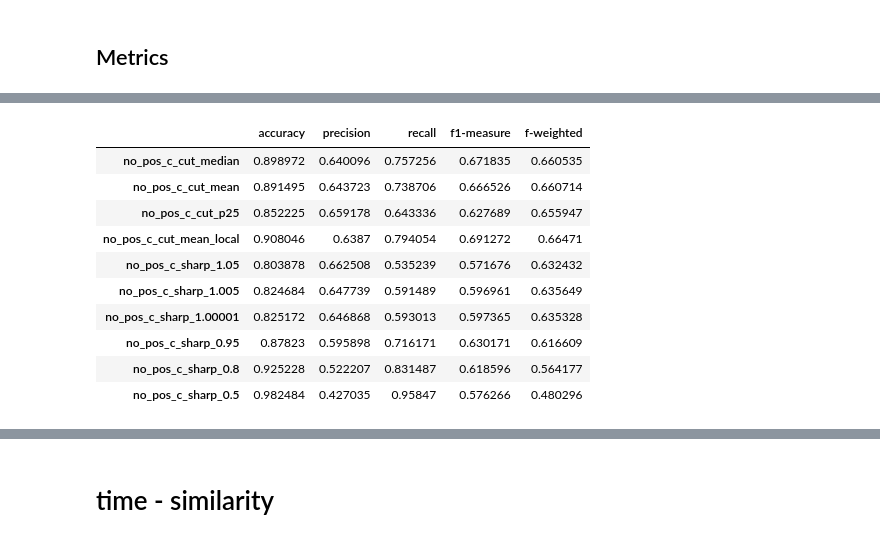
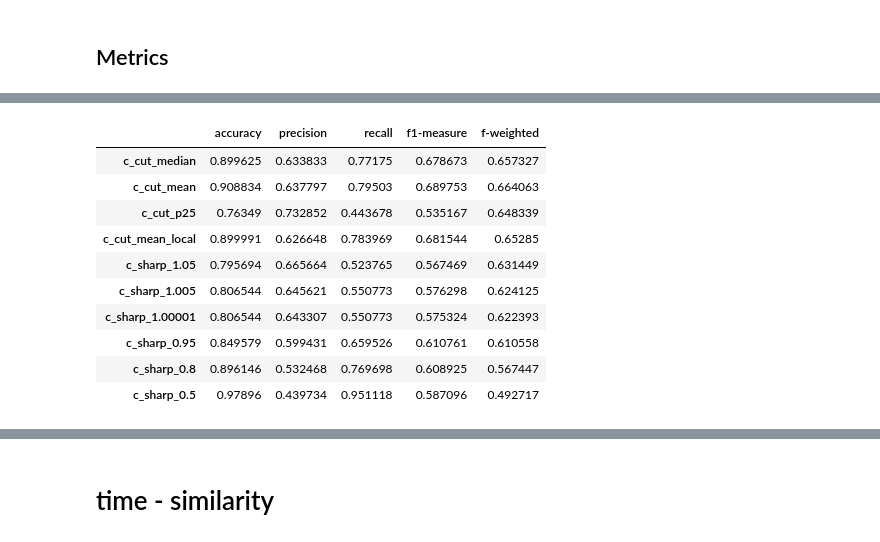
Before and after one commit to flying-bear/verbal_fluency, a Jupyter notebook: clustering_schizo_new.ipynb, the cells around one changed output, grey strips where cells are left out. Cells and saved outputs as stored; diff of their text form; code cells hidden in the pictures.

```diff
--- a/clustering_schizo_new.ipynb
+++ b/clustering_schizo_new.ipynb
@@ -869,7 +849,7 @@ animals.head()
 # %% [markdown]
 ## split positions
 # %%
-to_copy = ['no_pos_cos_sim_list', 'cluster_galya_ids', 'cluster_tanya_ids', 'cluster_nastya_ids',
+to_copy = ['cos_sim_list', 'cluster_galya_ids', 'cluster_tanya_ids', 'cluster_nastya_ids',
            'c_num_galya', 'c_num_tanya', 'c_num_nastya']
 clustering = animals[to_copy].copy()
 # %%
@@ -909,7 +889,7 @@ array([1., 0., 1., 0., 1., 1., 0., 1., 0., 0., 1., 1., 0., 0., 0., 0., 0.,
        1., 1.])
 # %%
 for col_name in human:
-    clustering[f"{col_name}_binary"] = clustering.apply(lambda row: ids_to_binary(row[col_name], row['no_pos_possible_splits']), axis=1)
+    clustering[f"{col_name}_binary"] = clustering.apply(lambda row: ids_to_binary(row[col_name], row['possible_splits']), axis=1)
 # %%
 clustering[['cluster_galya_ids_binary', 'cluster_tanya_ids_binary', 'cluster_nastya_ids_binary']]
 # %% [output]
@@ -1244,11 +1205,11 @@ def get_average_metrics(df, correct_col, predicted_col, total_length_col):
                                    clustering.loc[i][total_length_col]))
     return np.mean(m, axis=0)
 # %%
-no_pos_metrics_df = pd.DataFrame(index=no_pos_methods, columns=['accuracy', 'precision', 'recall', 'f1-measure'])
-for method in no_pos_methods:
-    no_pos_metrics_df.loc[method] = get_average_metrics(clustering, 'correct_cut', method, 'no_pos_possible_splits')
-no_pos_df = pd.DataFrame([list(no_pos_metrics_df.loc[metric]) for metric in no_pos_methods], index = no_pos_methods, columns = ['accuracy', 'precision', 'recall', 'f1-measure'])
-no_pos_df['f-weighted'] = (1 + 0.25) * no_pos_df['precision'] * no_pos_df['recall'] / (0.25 * no_pos_df['precision'] + no_pos_df['recall'])
-no_pos_df.style.background_gradient(axis=0, cmap='Reds')
+metrics_df = pd.DataFrame(index=methods, columns=['accuracy', 'precision', 'recall', 'f1-measure'])
+for method in methods:
+    metrics_df.loc[method] = get_average_metrics(clustering, 'correct_cut', method, 'possible_splits')
+df = pd.DataFrame([list(metrics_df.loc[metric]) for metric in methods], index = methods, columns = ['accuracy', 'precision', 'recall', 'f1-measure'])
+df['f-weighted'] = (1 + 0.25) * df['precision'] * df['recall'] / (0.25 * df['precision'] + df['recall'])
+df.style.background_gradient(axis=0, cmap='Reds')
 # %% [output]
 |  | accuracy | precision | recall | f1-measure | f-weighted |
@@ -1265,9 +1226,9 @@ no_pos_df.style.background_gradient(axis=0, cmap='Reds')
 # %%
-no_pos_metrics_df = pd.DataFrame(index=no_pos_methods, columns=['accuracy', 'precision', 'recall', 'f1-measure'])
-for method in no_pos_methods:
-    no_pos_metrics_df.loc[method] = get_average_metrics(clustering, 'cluster_tanya_ids', method, 'no_pos_possible_splits')
-no_pos_df = pd.DataFrame([list(no_pos_metrics_df.loc[metric]) for metric in no_pos_methods], index = no_pos_methods, columns = ['accuracy', 'precision', 'recall', 'f1-measure'])
-no_pos_df['f-weighted'] = (1 + 0.25) * no_pos_df['precision'] * no_pos_df['recall'] / (0.25 * no_pos_df['precision'] + no_pos_df['recall'])
-no_pos_df.style.background_gradient(axis=0, cmap='Reds')
+metrics_df = pd.DataFrame(index=methods, columns=['accuracy', 'precision', 'recall', 'f1-measure'])
+for method in methods:
+    metrics_df.loc[method] = get_average_metrics(clustering, 'cluster_tanya_ids', method, 'possible_splits')
+df = pd.DataFrame([list(metrics_df.loc[metric]) for metric in methods], index = methods, columns = ['accuracy', 'precision', 'recall', 'f1-measure'])
+df['f-weighted'] = (1 + 0.25) * df['precision'] * df['recall'] / (0.25 * df['precision'] + df['recall'])
+df.style.background_gradient(axis=0, cmap='Reds')
 # %% [output]
 |  | accuracy | precision | recall | f1-measure | f-weighted |
@@ -1284,20 +1245,20 @@ no_pos_df.style.background_gradient(axis=0, cmap='Reds')
 # %%
-no_pos_metrics_df = pd.DataFrame(index=no_pos_methods, columns=['accuracy', 'precision', 'recall', 'f1-measure'])
-for method in no_pos_methods:
-    no_pos_metrics_df.loc[method] = get_average_metrics(clustering, 'cluster_galya_ids', method, 'no_pos_possible_splits')
-no_pos_df = pd.DataFrame([list(no_pos_metrics_df.loc[metric]) for metric in no_pos_methods], index = no_pos_methods, columns = ['accuracy', 'precision', 'recall', 'f1-measure'])
-no_pos_df['f-weighted'] = (1 + 0.25) * no_pos_df['precision'] * no_pos_df['recall'] / (0.25 * no_pos_df['precision'] + no_pos_df['recall'])
-no_pos_df.style.background_gradient(axis=0, cmap='Reds')
+metrics_df = pd.DataFrame(index=methods, columns=['accuracy', 'precision', 'recall', 'f1-measure'])
+for method in methods:
+    metrics_df.loc[method] = get_average_metrics(clustering, 'cluster_galya_ids', method, 'possible_splits')
+df = pd.DataFrame([list(metrics_df.loc[metric]) for metric in methods], index = methods, columns = ['accuracy', 'precision', 'recall', 'f1-measure'])
+df['f-weighted'] = (1 + 0.25) * df['precision'] * df['recall'] / (0.25 * df['precision'] + df['recall'])
+df.style.background_gradient(axis=0, cmap='Reds')
 # %% [output]
 |  | accuracy | precision | recall | f1-measure | f-weighted |
-| no_pos_c_cut_median | 0.898972 | 0.640096 | 0.757256 | 0.671835 | 0.660535 |
-| no_pos_c_cut_mean | 0.891495 | 0.643723 | 0.738706 | 0.666526 | 0.660714 |
-| no_pos_c_cut_p25 | 0.852225 | 0.659178 | 0.643336 | 0.627689 | 0.655947 |
-| no_pos_c_cut_mean_local | 0.908046 | 0.6387 | 0.794054 | 0.691272 | 0.66471 |
-| no_pos_c_sharp_1.05 | 0.803878 | 0.662508 | 0.535239 | 0.571676 | 0.632432 |
-| no_pos_c_sharp_1.005 | 0.824684 | 0.647739 | 0.591489 | 0.596961 | 0.635649 |
-| no_pos_c_sharp_1.00001 | 0.825172 | 0.646868 | 0.593013 | 0.597365 | 0.635328 |
-| no_pos_c_sharp_0.95 | 0.87823 | 0.595898 | 0.716171 | 0.630171 | 0.616609 |
-| no_pos_c_sharp_0.8 | 0.925228 | 0.522207 | 0.831487 | 0.618596 | 0.564177 |
-| no_pos_c_sharp_0.5 | 0.982484 | 0.427035 | 0.95847 | 0.576266 | 0.480296 |
+| c_cut_median | 0.899625 | 0.633833 | 0.77175 | 0.678673 | 0.657327 |
+| c_cut_mean | 0.908834 | 0.637797 | 0.79503 | 0.689753 | 0.664063 |
+| c_cut_p25 | 0.76349 | 0.732852 | 0.443678 | 0.535167 | 0.648339 |
+| c_cut_mean_local | 0.899991 | 0.626648 | 0.783969 | 0.681544 | 0.65285 |
+| c_sharp_1.05 | 0.795694 | 0.665664 | 0.523765 | 0.567469 | 0.631449 |
+| c_sharp_1.005 | 0.806544 | 0.645621 | 0.550773 | 0.576298 | 0.624125 |
+| c_sharp_1.00001 | 0.806544 | 0.643307 | 0.550773 | 0.575324 | 0.622393 |
+| c_sharp_0.95 | 0.849579 | 0.599431 | 0.659526 | 0.610761 | 0.610558 |
+| c_sharp_0.8 | 0.896146 | 0.532468 | 0.769698 | 0.608925 | 0.567447 |
+| c_sharp_0.5 | 0.97896 | 0.439734 | 0.951118 | 0.587096 | 0.492717 |
 # %%
```
Also changed, not shown: parts of 38 cells of this notebook, 19 other files.
